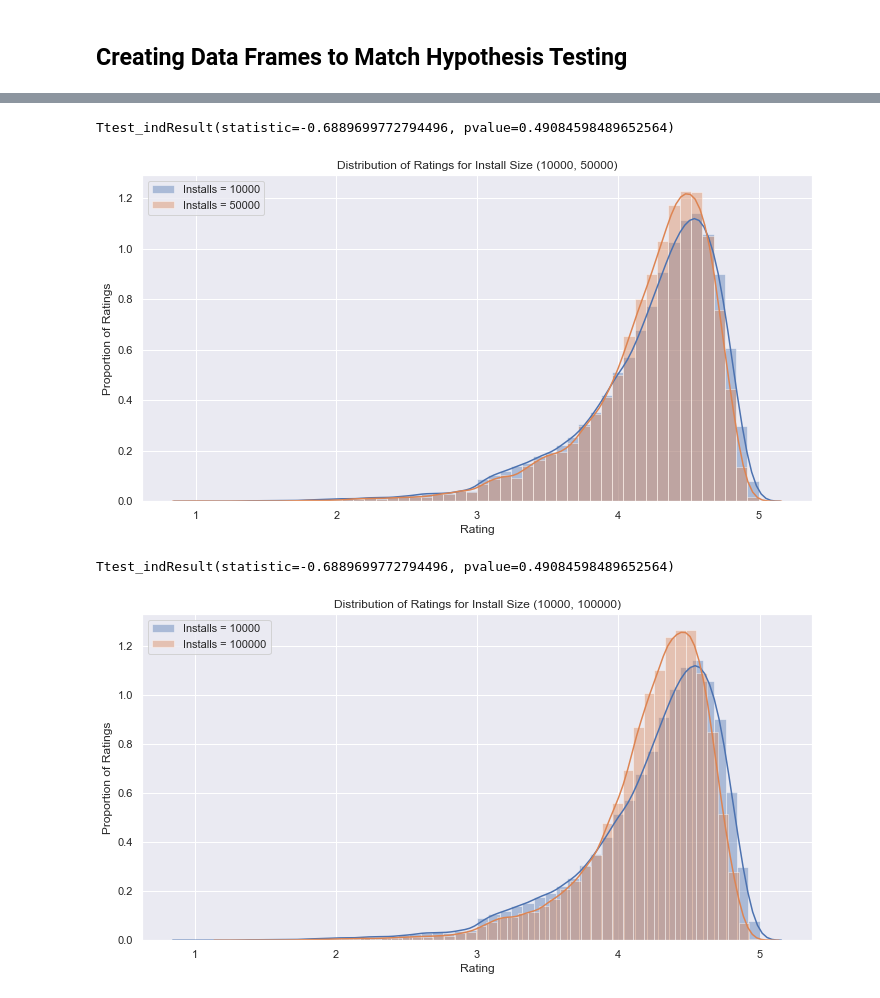
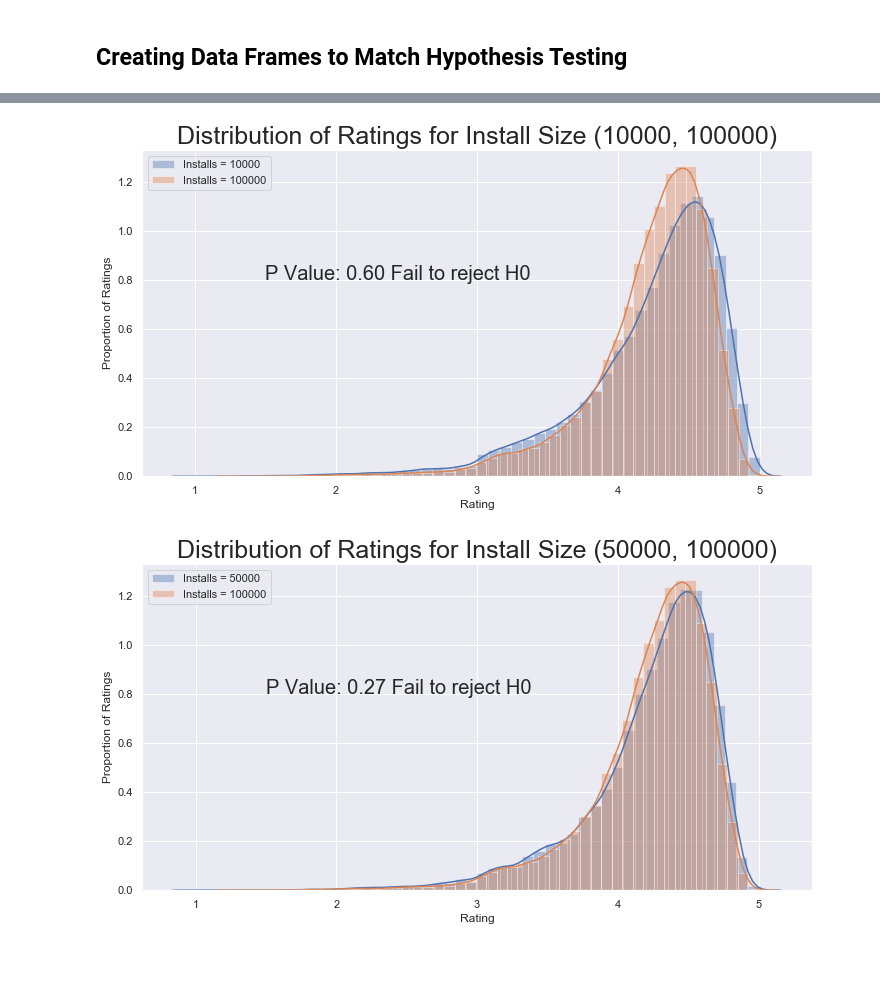
Before and after one commit to ZacharyVillarreal/Google-Play-Store-Download-Analysis, a Jupyter notebook: src/Hypothesis_Testing.ipynb, the cells around one changed output, grey strips where cells are left out. Drawn from its saved outputs; the diff is of its cells as text; code cells hidden in the pictures; blank space fills up the shorter version.

```diff
--- a/src/Hypothesis_Testing.ipynb
+++ b/src/Hypothesis_Testing.ipynb
@@ -50,32 +62,26 @@ Ttest_indResult(statistic=0.010879311318583636, pvalue=0.9913197832078648)
 # %%
-# Comparing Install Sizes of 10000 & 50000, to compare proportion of ratings
-downloads_100 = play_store_data[play_store_data['Installs'] == 10000]
-downloads_500 = play_store_data[play_store_data['Installs'] == 50000]
-
+# Comparing Install Sizes of 10000 & 100000, to compare proportion of ratings
 fig, ax = plt.subplots(figsize = (12,6))
-sns.distplot(downloads_100.Rating,label='Installs = 10000')
-sns.distplot(downloads_500.Rating,label='Installs = 50000')
+sns.distplot(downloads_10000.Rating,label='Installs = 10000')
+sns.distplot(downloads_100000.Rating,label='Installs = 100000')
 plt.legend()
 plt.ylabel('Proportion of Ratings')
-plt.title('Distribution of Ratings for Install Size (10000, 50000)')
-stats.ttest_ind(downloads_100.Rating, downloads_500.Rating, equal_var=False)
+plt.title('Distribution of Ratings for Install Size (10000, 100000)', fontsize = 25)
+s, p = stats.ttest_ind(downloads_10000.Rating, downloads_100000.Rating, equal_var=False)
+plt.text(x = 1.5, y = 0.8, s = "P Value: %.2f Fail to reject H0"%(p),fontsize = 20);
+# plt.savefig('../graphs/Distribution_of_Ratings_10k_100k.png', dpi = 500, bbox_inches = 'tight');
 # %% [output]
-Ttest_indResult(statistic=-0.6889699772794496, pvalue=0.49084598489652564)
-[figure, old version]
+[figure, new version]
 # %%
-# Comparing Install Sizes of 10000 & 100000, to compare proportion of ratings
-downloads_10000 = play_store_data[play_store_data['Installs'] == 10000]
-downloads_100000 = play_store_data[play_store_data['Installs'] == 100000]
-
+# Comparing Install Sizes of 50000 & 100000, to compare proportion of ratings
 fig, ax = plt.subplots(figsize = (12,6))
-sns.distplot(downloads_10000.Rating,label = 'Installs = 10000')
-sns.distplot(downloads_100000.Rating,label = 'Installs = 100000')
-
+sns.distplot(downloads_50000.Rating,label='Installs = 50000')
+sns.distplot(downloads_100000.Rating,label='Installs = 100000')
 plt.legend()
-plt.title('Distribution of Ratings for Install Size (10000, 100000)')
 plt.ylabel('Proportion of Ratings')
-s, p = stats.ttest_ind(downloads_100.Rating, downloads_500.Rating, equal_var=False)
-print('The distribution of ')
+plt.title('Distribution of Ratings for Install Size (50000, 100000)', fontsize = 25)
+s, p = stats.ttest_ind(downloads_50000.Rating, downloads_100000.Rating, equal_var=False)
+plt.text(x = 1.5, y = 0.8, s = "P Value: %.2f Fail to reject H0"%(p),fontsize = 20);
+# plt.savefig('../graphs/Distribution_of_Ratings_50k_100k.png', dpi = 500, bbox_inches = 'tight');
 # %% [output]
-Ttest_indResult(statistic=-0.6889699772794496, pvalue=0.49084598489652564)
-[figure, old version]
+[figure, new version]
```
Also changed, not shown: parts of 11 cells of this notebook, 10 other files.
